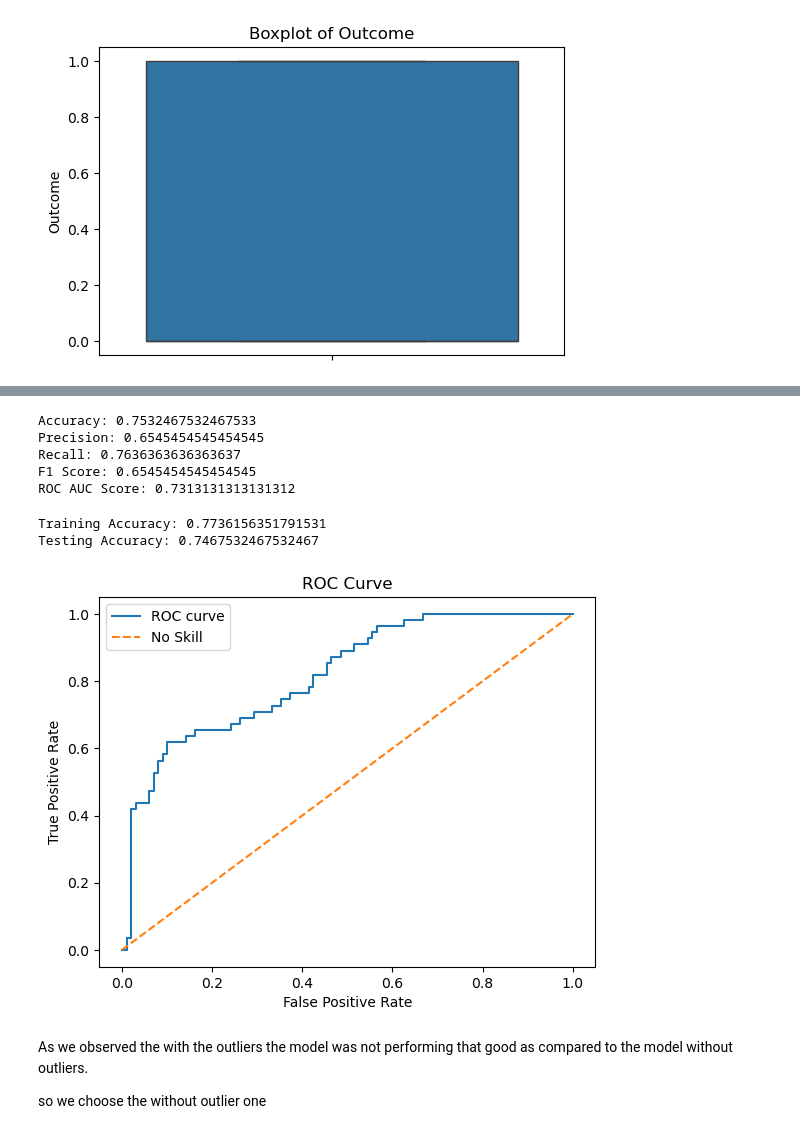
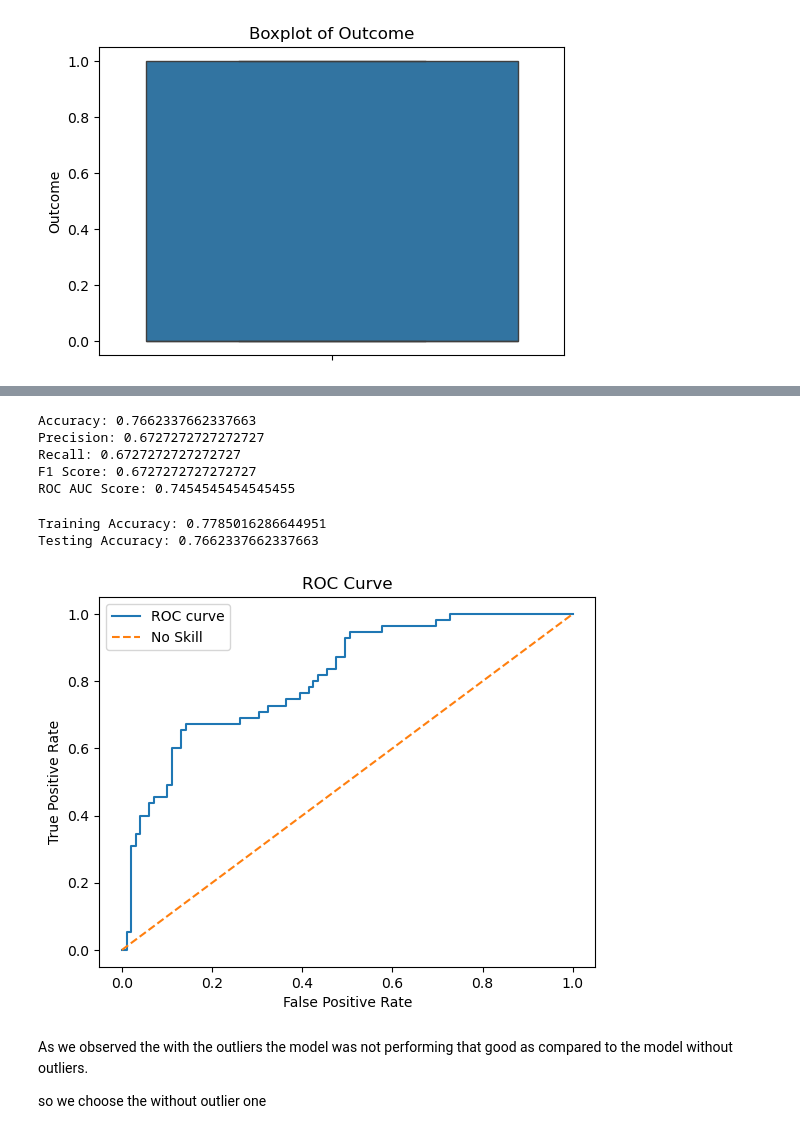
Before and after one commit to AanchalPandey16/Diabetes-Prediction-App, a Jupyter notebook: Logistic Regression.ipynb, the cells around one changed output, grey strips where cells are left out. Drawn from its saved outputs; the diff is of its cells as text; code cells hidden in the pictures.

```diff
--- a/Logistic Regression.ipynb
+++ b/Logistic Regression.ipynb
@@ -106,7 +106,8 @@ for i in df.columns:
 [figure]
 [figure]
 # %%
-for i in df.columns:
+for i in df.columns: # Visualizing boxplots for each column
+    plt.figure(figsize=(6,4))
     sns.boxplot(x=df[i])
     plt.title(f'Boxplot of {i}')
     plt.show()
@@ -338,12 +340,7 @@ for i in df.columns:
 # %%
-x1 = df.drop('Outcome', axis=1)
-y1 = df['Outcome']
+x1 = df.drop('Outcome', axis=1) # Features
+y1 = df['Outcome'] # Target variable
 
 from sklearn.model_selection import train_test_split, KFold
-x_train1, x_test1, y_train1, y_test1 = train_test_split(x1, y1, test_size=0.2, random_state=42)
-
-from sklearn.preprocessing import StandardScaler
-scaler1 = StandardScaler()
-x_train1 = scaler1.fit_transform(x_train1)
-x_test1 = scaler1.transform(x_test1)
+x_train1, x_test1, y_train1, y_test1 = train_test_split(x1, y1, test_size=0.2, random_state=42) # Splitting the data
 # %%
@@ -378,9 +378,9 @@ y_pred_threshold1 = (y_proba1 >= 0.3).astype(int)
 # %%
-from sklearn.metrics import confusion_matrix, accuracy_score, precision_score, recall_score, f1_score, roc_curve, roc_auc_score
+from sklearn.metrics import confusion_matrix, accuracy_score, precision_score, recall_score, f1_score, roc_curve, roc_auc_score # Evaluating the model
 
 accuracy = accuracy_score(y_test1, y_pred1)
 precision = precision_score(y_test1, y_pred1)
-recall = recall_score(y_test1, y_pred_threshold1)
+recall = recall_score(y_test1, y_pred1)
 f1 = f1_score(y_test1, y_pred1)
 roc_auc = roc_auc_score(y_test1, y_pred1)
 print(f'Accuracy: {accuracy}')
@@ -389,14 +389,14 @@ print(f'Recall: {recall}')
 print(f'F1 Score: {f1}')
 print(f'ROC AUC Score: {roc_auc}')
 # %% [output]
-Accuracy: 0.7532467532467533
-Precision: 0.6545454545454545
-Recall: 0.7636363636363637
-F1 Score: 0.6545454545454545
-ROC AUC Score: 0.7313131313131312
+Accuracy: 0.7662337662337663
+Precision: 0.6727272727272727
+Recall: 0.6727272727272727
+F1 Score: 0.6727272727272727
+ROC AUC Score: 0.7454545454545455
 # %%
-y_train_pred1 = model.predict(x_train1)
-y_test_pred1 = model.predict(x_test1)
+y_train_pred1 = model1.predict(x_train1) # Predictions on training set
+y_test_pred1 = model1.predict(x_test1)   # Predictions on test set
 
 from sklearn.metrics import accuracy_score
 
@@ -405,23 +405,23 @@ print("Training Accuracy:", train_acc)
 test_acc = accuracy_score(y_test1, y_test_pred1)
 print("Testing Accuracy:", test_acc)
 # %% [output]
-Training Accuracy: 0.7736156351791531
-Testing Accuracy: 0.7467532467532467
+Training Accuracy: 0.7785016286644951
+Testing Accuracy: 0.7662337662337663
 # %%
-y_pred_proba1 = model.predict_proba(x_test1)[:, 1]
+y_pred_proba1 = model1.predict_proba(x_test1)[:, 1]  # Predicted probabilities for the positive class
 
-fpr, tpr, thresholds = roc_curve(y_test1, y_pred_proba1)
+fpr, tpr, thresholds = roc_curve(y_test1, y_pred_proba1)  # Calculating ROC curve
 
 
 plt.plot(fpr, tpr, label = 'ROC curve')
 plt.plot([0, 1], [0, 1], linestyle = '--', label = 'No Skill')
 plt.xlabel('False Positive Rate')
 plt.ylabel('True Positive Rate')
 plt.title('ROC Curve')
 plt.legend()
 plt.show()
 # %% [output]
-[figure, old version]
+[figure, new version]
 # %% [markdown]
 As we observed the with the outliers the model was not performing that  good as compared to the model without outliers.
 
```
Also changed, not shown: parts of 22 cells of this notebook, 1 other file.
